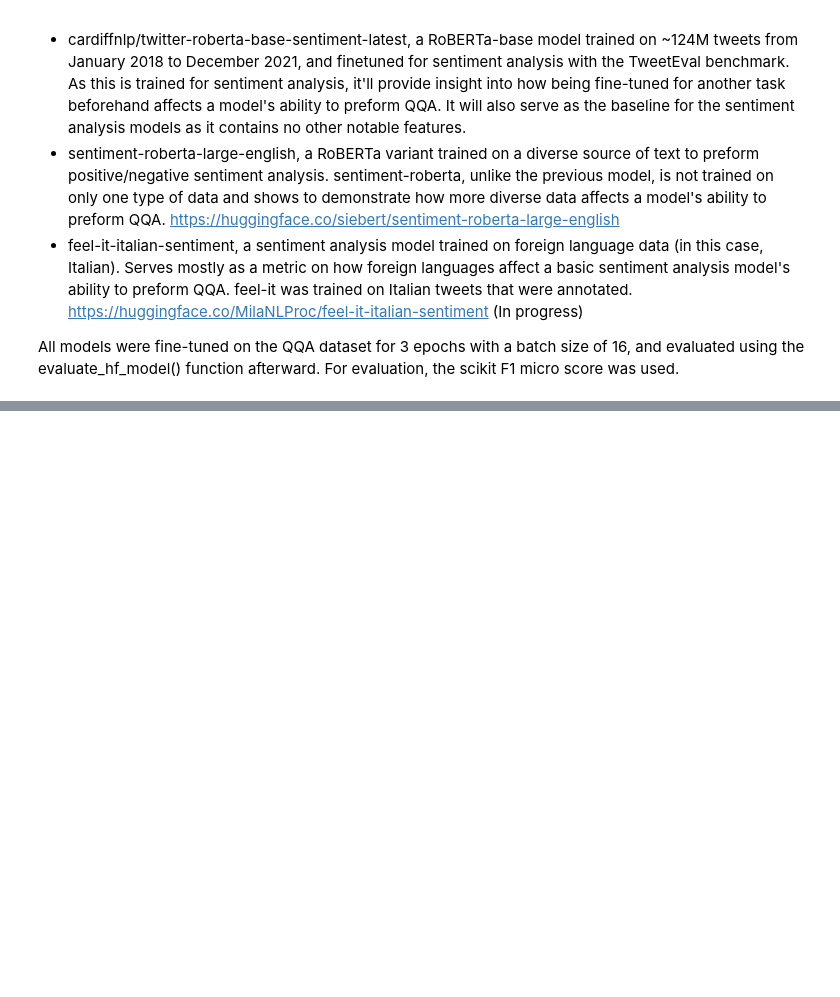
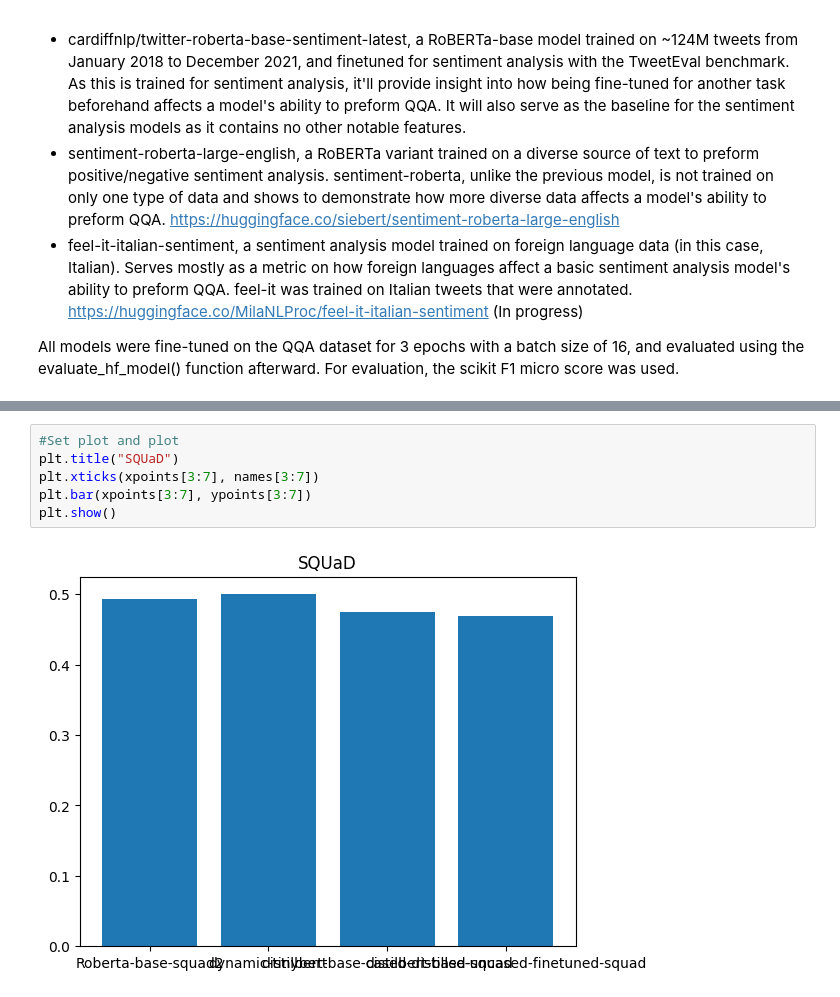
Before and after one commit to giev7074/NLPGroup5, a Jupyter notebook: Project3Code.ipynb, the cells around one changed output, grey strips where cells are left out. Saved outputs shown, nothing was run; the diff lists cells and outputs as text; blank space fills up the shorter version.

```diff
--- a/Project3Code.ipynb
+++ b/Project3Code.ipynb
@@ -566,0 +574,8 @@ plt.show()
+# %%
+#Set plot and plot
+plt.title("SQUaD")
+plt.xticks(xpoints[3:7], names[3:7])
+plt.bar(xpoints[3:7], ypoints[3:7])
+plt.show()
+# %% [output]
+[figure, added]
```
Also changed, not shown: parts of 6 cells of this notebook.
